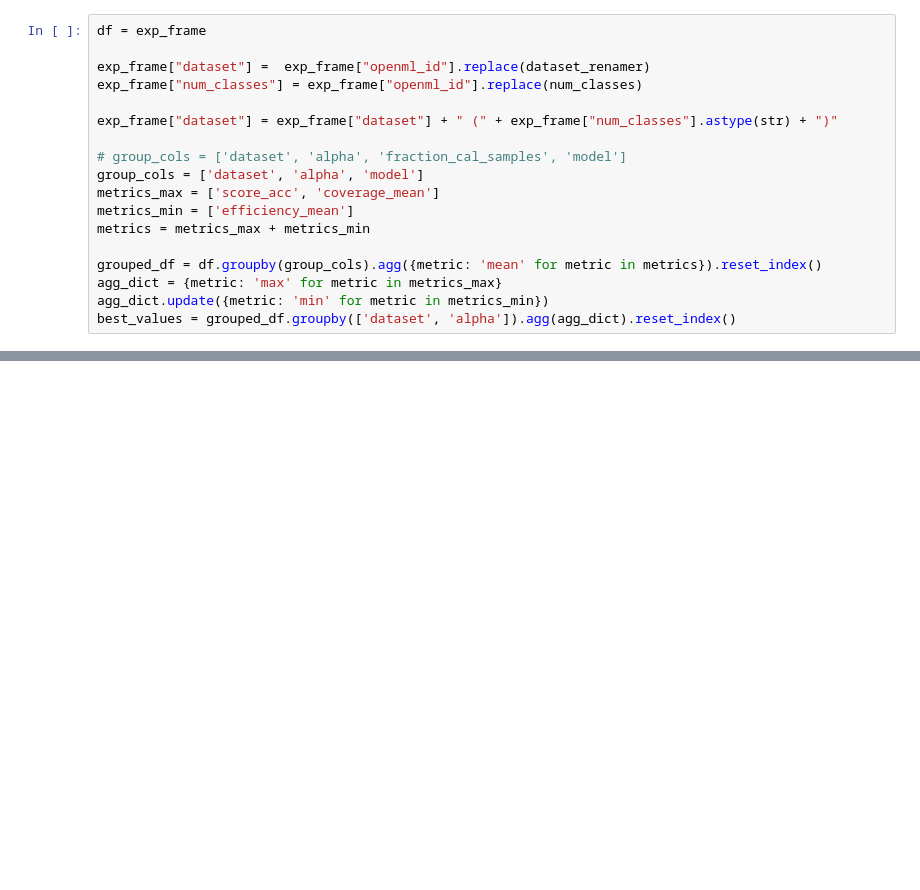
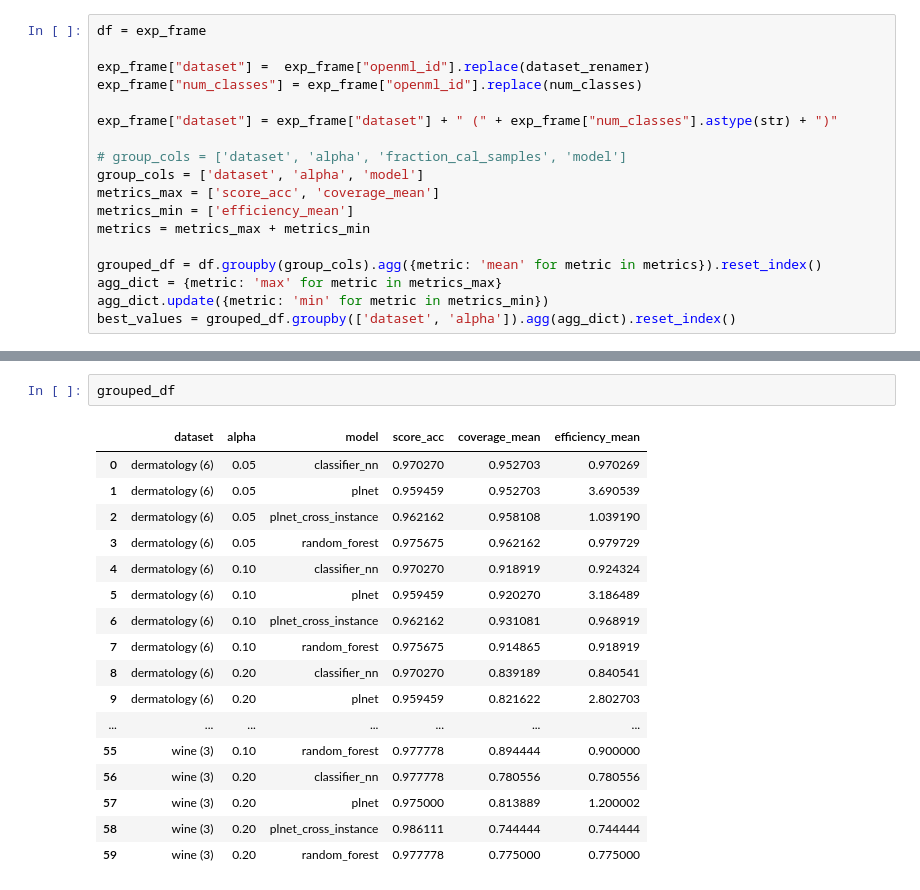
Before and after one commit to yunjinnkim/preference-based-cp, a Jupyter notebook: experiments/evaluation.ipynb, the cells around one changed output, grey strips where cells are left out. Drawn from its saved outputs; the diff is of its cells as text; blank space fills up the shorter version.

```diff
--- a/experiments/evaluation.ipynb
+++ b/experiments/evaluation.ipynb
@@ -208,0 +213,20 @@ grouped_df
+# %%
+grouped_df
+# %% [output]
+|  | dataset | alpha | model | score_acc | coverage_mean | efficiency_mean |
+| 0 | dermatology (6) | 0.05 | classifier_nn | 0.970270 | 0.952703 | 0.970269 |
+| 1 | dermatology (6) | 0.05 | plnet | 0.959459 | 0.952703 | 3.690539 |
+| 2 | dermatology (6) | 0.05 | plnet_cross_instance | 0.962162 | 0.958108 | 1.039190 |
+| 3 | dermatology (6) | 0.05 | random_forest | 0.975675 | 0.962162 | 0.979729 |
+| 4 | dermatology (6) | 0.10 | classifier_nn | 0.970270 | 0.918919 | 0.924324 |
+| 5 | dermatology (6) | 0.10 | plnet | 0.959459 | 0.920270 | 3.186489 |
+| 6 | dermatology (6) | 0.10 | plnet_cross_instance | 0.962162 | 0.931081 | 0.968919 |
+| 7 | dermatology (6) | 0.10 | random_forest | 0.975675 | 0.914865 | 0.918919 |
+| 8 | dermatology (6) | 0.20 | classifier_nn | 0.970270 | 0.839189 | 0.840541 |
+| 9 | dermatology (6) | 0.20 | plnet | 0.959459 | 0.821622 | 2.802703 |
+| ... | ... | ... | ... | ... | ... | ... |
+| 55 | wine (3) | 0.10 | random_forest | 0.977778 | 0.894444 | 0.900000 |
+| 56 | wine (3) | 0.20 | classifier_nn | 0.977778 | 0.780556 | 0.780556 |
+| 57 | wine (3) | 0.20 | plnet | 0.975000 | 0.813889 | 1.200002 |
+| 58 | wine (3) | 0.20 | plnet_cross_instance | 0.986111 | 0.744444 | 0.744444 |
+| 59 | wine (3) | 0.20 | random_forest | 0.977778 | 0.775000 | 0.775000 |
```
Also changed, not shown: parts of 4 cells of this notebook, 1 other file.
